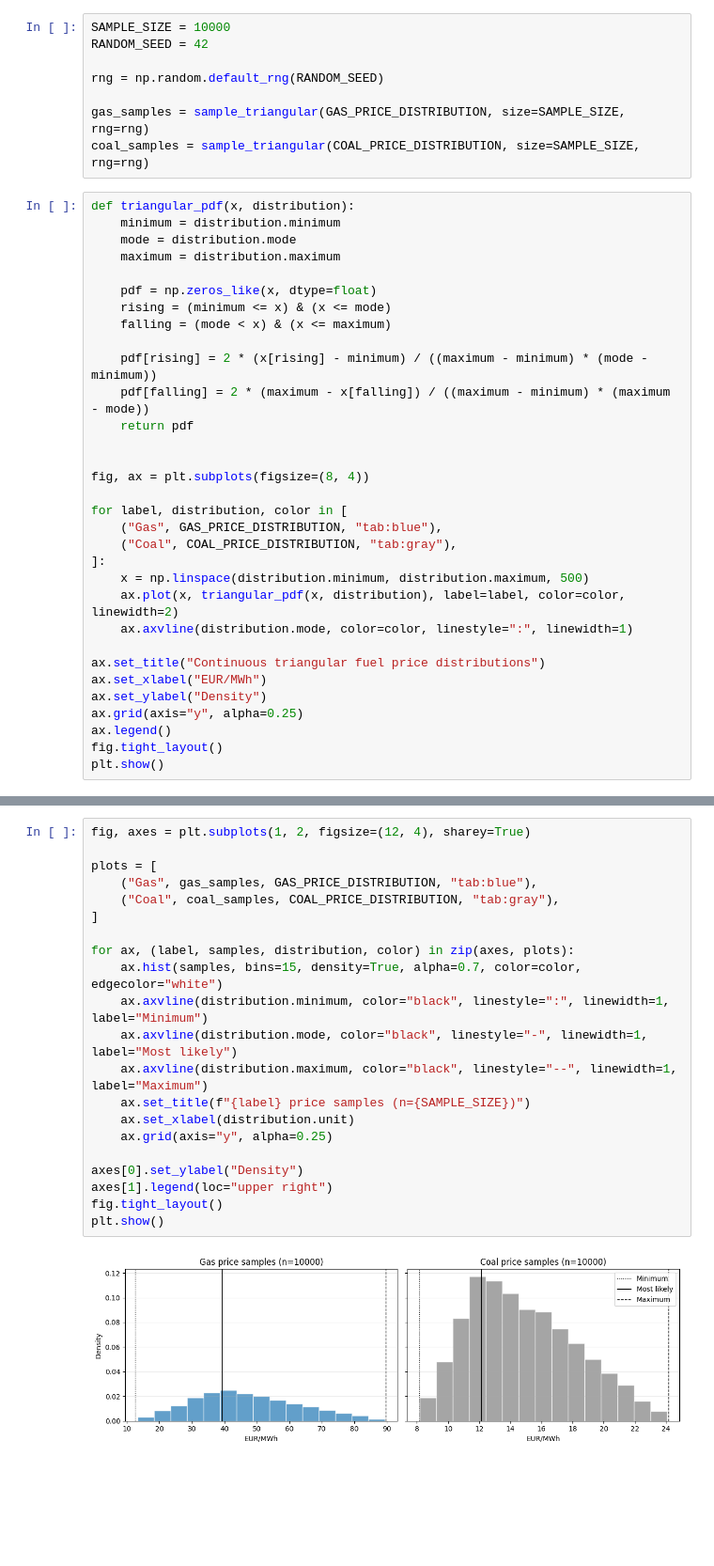
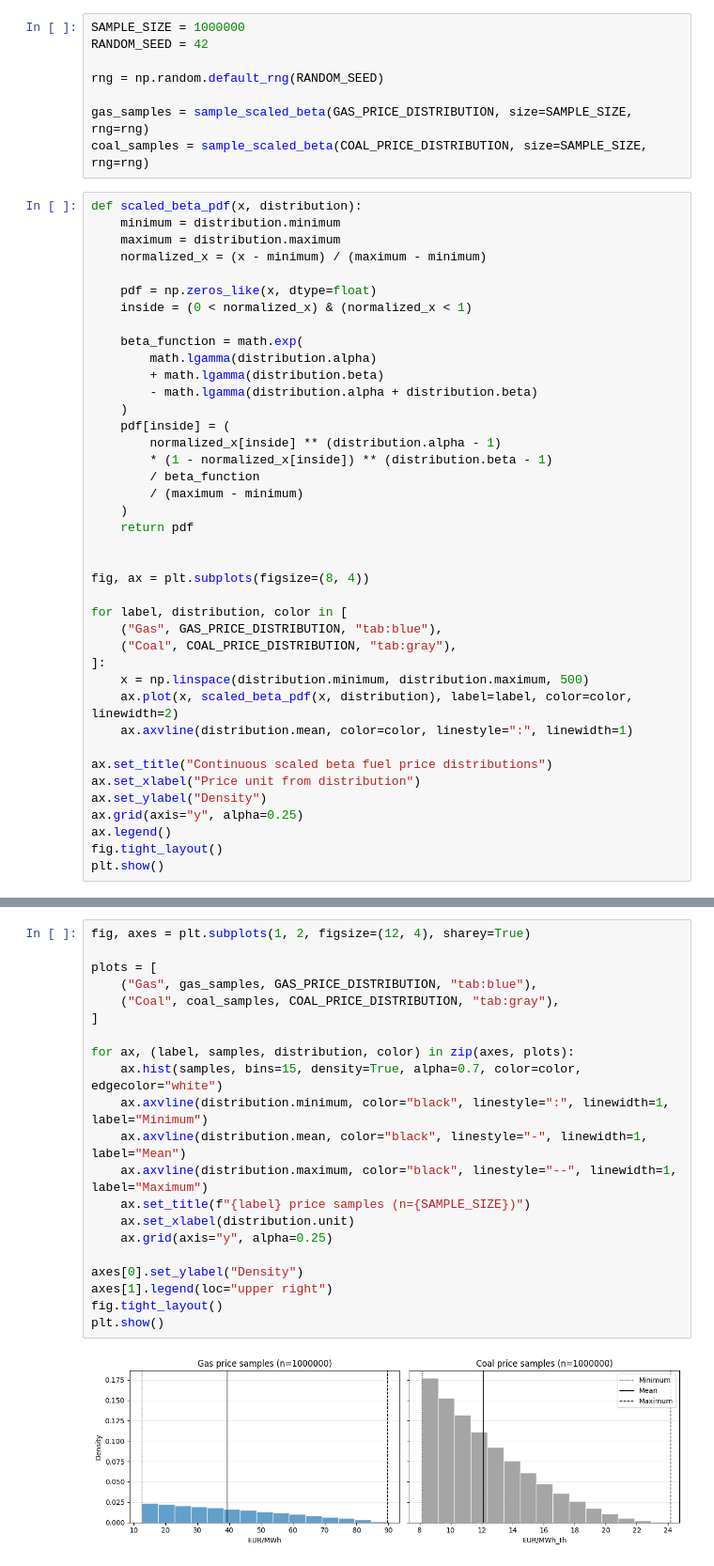
Before and after one commit to Finnzn/Master-Thesis, a Jupyter notebook: notebooks/plot_fuel_price_distributions.ipynb, the cells around one changed output, grey strips where cells are left out. Shown at 94% size. Drawn from its saved outputs; the diff is of its cells as text; blank space fills up the shorter version.

Commit message:
"Implemented beta fucntions"

```diff
--- a/notebooks/plot_fuel_price_distributions.ipynb
+++ b/notebooks/plot_fuel_price_distributions.ipynb
@@ -18,24 +20,32 @@ from distributions import sample_triangular
 from general_parameters import COAL_PRICE_DISTRIBUTION, GAS_PRICE_DISTRIBUTION
 # %%
-SAMPLE_SIZE = 10000
+SAMPLE_SIZE = 1000000
 RANDOM_SEED = 42
 
 rng = np.random.default_rng(RANDOM_SEED)
 
-gas_samples = sample_triangular(GAS_PRICE_DISTRIBUTION, size=SAMPLE_SIZE, rng=rng)
-coal_samples = sample_triangular(COAL_PRICE_DISTRIBUTION, size=SAMPLE_SIZE, rng=rng)
+gas_samples = sample_scaled_beta(GAS_PRICE_DISTRIBUTION, size=SAMPLE_SIZE, rng=rng)
+coal_samples = sample_scaled_beta(COAL_PRICE_DISTRIBUTION, size=SAMPLE_SIZE, rng=rng)
 # %%
-def triangular_pdf(x, distribution):
+def scaled_beta_pdf(x, distribution):
     minimum = distribution.minimum
-    mode = distribution.mode
     maximum = distribution.maximum
+    normalized_x = (x - minimum) / (maximum - minimum)
 
     pdf = np.zeros_like(x, dtype=float)
-    rising = (minimum <= x) & (x <= mode)
-    falling = (mode < x) & (x <= maximum)
+    inside = (0 < normalized_x) & (normalized_x < 1)
 
-    pdf[rising] = 2 * (x[rising] - minimum) / ((maximum - minimum) * (mode - minimum))
-    pdf[falling] = 2 * (maximum - x[falling]) / ((maximum - minimum) * (maximum - mode))
+    beta_function = math.exp(
+        math.lgamma(distribution.alpha)
+        + math.lgamma(distribution.beta)
+        - math.lgamma(distribution.alpha + distribution.beta)
+    )
+    pdf[inside] = (
+        normalized_x[inside] ** (distribution.alpha - 1)
+        * (1 - normalized_x[inside]) ** (distribution.beta - 1)
+        / beta_function
+        / (maximum - minimum)
+    )
     return pdf
 
 
@@ -46,11 +56,11 @@ for label, distribution, color in [
     ("Coal", COAL_PRICE_DISTRIBUTION, "tab:gray"),
 ]:
     x = np.linspace(distribution.minimum, distribution.maximum, 500)
-    ax.plot(x, triangular_pdf(x, distribution), label=label, color=color, linewidth=2)
-    ax.axvline(distribution.mode, color=color, linestyle=":", linewidth=1)
+    ax.plot(x, scaled_beta_pdf(x, distribution), label=label, color=color, linewidth=2)
+    ax.axvline(distribution.mean, color=color, linestyle=":", linewidth=1)
 
-ax.set_title("Continuous triangular fuel price distributions")
-ax.set_xlabel("EUR/MWh")
+ax.set_title("Continuous scaled beta fuel price distributions")
+ax.set_xlabel("Price unit from distribution")
 ax.set_ylabel("Density")
 ax.grid(axis="y", alpha=0.25)
 ax.legend()
@@ -61,26 +71,26 @@ plt.show()
 # %%
 fig, axes = plt.subplots(1, 2, figsize=(12, 4), sharey=True)
 
 plots = [
     ("Gas", gas_samples, GAS_PRICE_DISTRIBUTION, "tab:blue"),
     ("Coal", coal_samples, COAL_PRICE_DISTRIBUTION, "tab:gray"),
 ]
 
 for ax, (label, samples, distribution, color) in zip(axes, plots):
     ax.hist(samples, bins=15, density=True, alpha=0.7, color=color, edgecolor="white")
     ax.axvline(distribution.minimum, color="black", linestyle=":", linewidth=1, label="Minimum")
-    ax.axvline(distribution.mode, color="black", linestyle="-", linewidth=1, label="Most likely")
+    ax.axvline(distribution.mean, color="black", linestyle="-", linewidth=1, label="Mean")
     ax.axvline(distribution.maximum, color="black", linestyle="--", linewidth=1, label="Maximum")
     ax.set_title(f"{label} price samples (n={SAMPLE_SIZE})")
     ax.set_xlabel(distribution.unit)
     ax.grid(axis="y", alpha=0.25)
 
 axes[0].set_ylabel("Density")
 axes[1].legend(loc="upper right")
 fig.tight_layout()
 plt.show()
 # %% [output]
-[figure, old version]
+[figure, new version]
 # %%
 fig, ax = plt.subplots(figsize=(8, 4))
 
```
Also changed, not shown: parts of 5 cells of this notebook, 6 other files.
